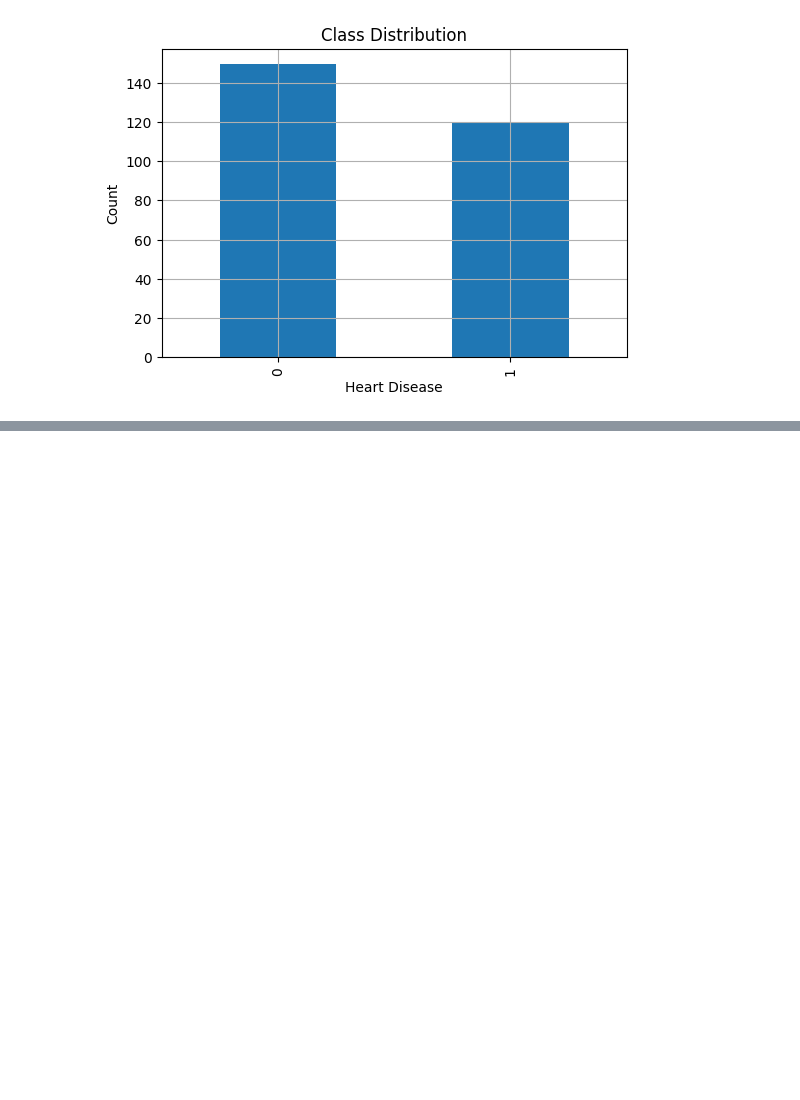
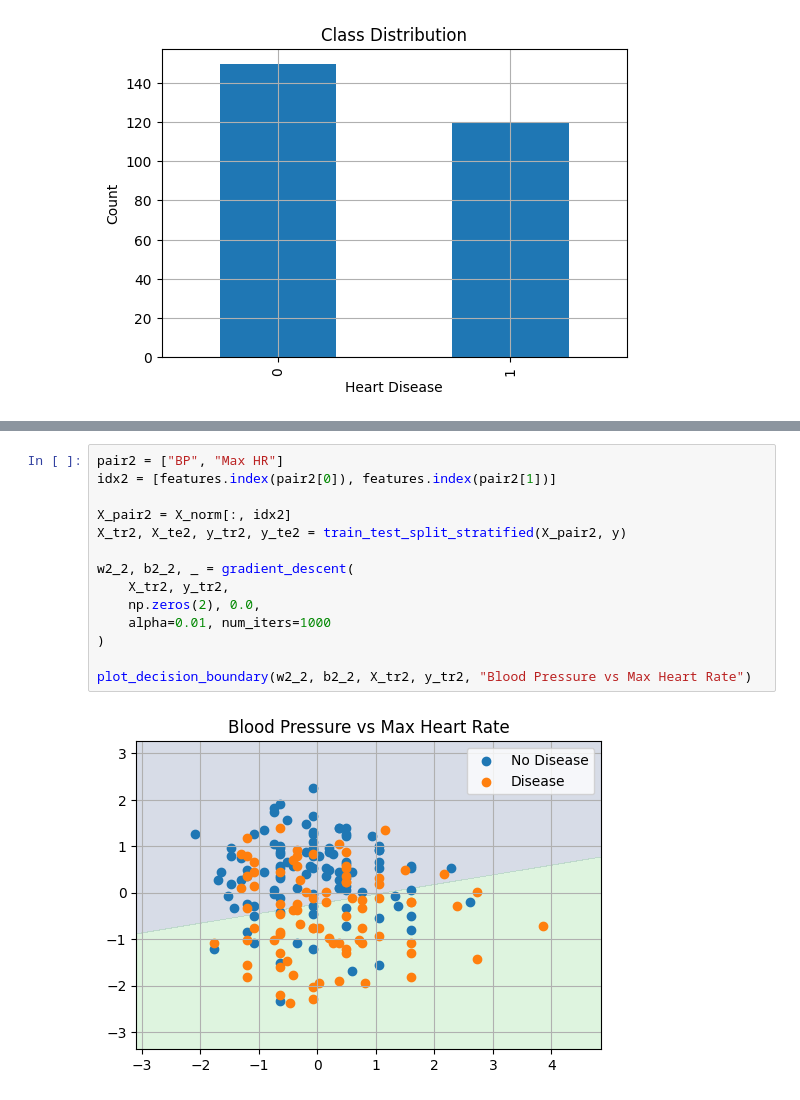
Before and after one commit to Lanapequin/Heart-Disease-Risk-Prediction, a Jupyter notebook: Heart-Disease-Risk-Prediction.ipynb, the cells around one changed output, grey strips where cells are left out. Cells and saved outputs as stored; diff of their text form; blank space fills up the shorter version.

```diff
--- a/Heart-Disease-Risk-Prediction.ipynb
+++ b/Heart-Disease-Risk-Prediction.ipynb
@@ -85,0 +420,16 @@ diagnosed with heart disease.
+# %%
+pair2 = ["BP", "Max HR"]
+idx2 = [features.index(pair2[0]), features.index(pair2[1])]
+
+X_pair2 = X_norm[:, idx2]
+X_tr2, X_te2, y_tr2, y_te2 = train_test_split_stratified(X_pair2, y)
+
+w2_2, b2_2, _ = gradient_descent(
+    X_tr2, y_tr2,
+    np.zeros(2), 0.0,
+    alpha=0.01, num_iters=1000
+)
+
+plot_decision_boundary(w2_2, b2_2, X_tr2, y_tr2, "Blood Pressure vs Max Heart Rate")
+# %% [output]
+[figure, added]
```
Also changed, not shown: parts of 53 cells of this notebook, 7 other files.
